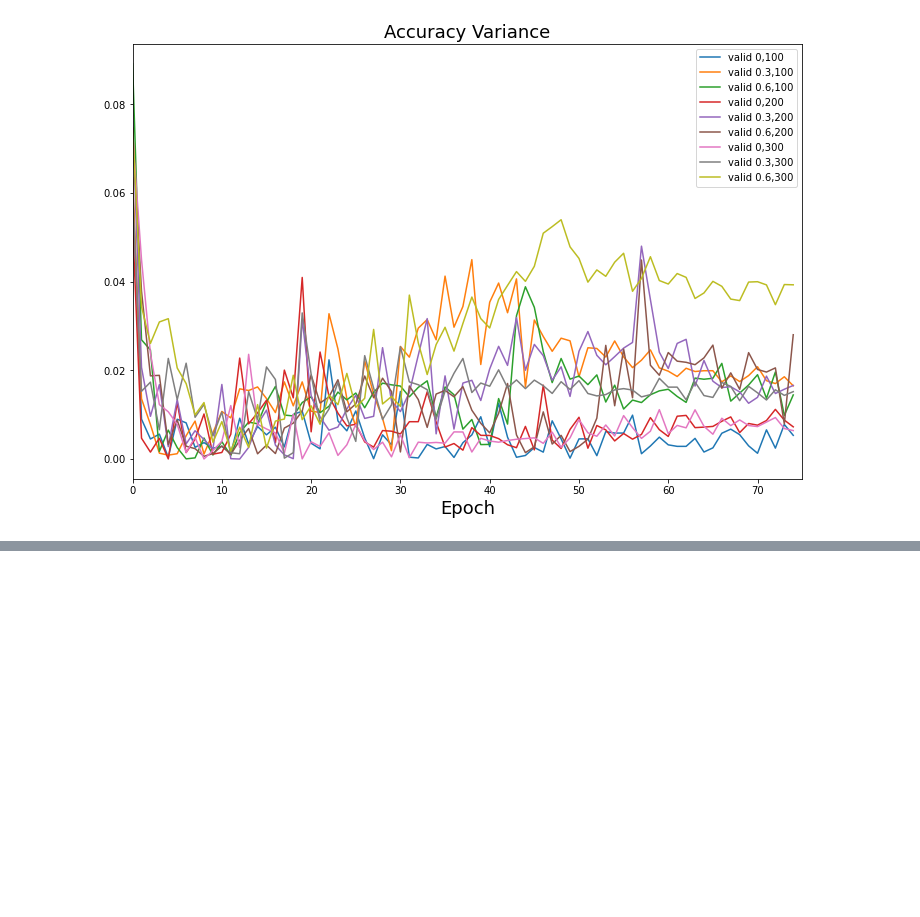
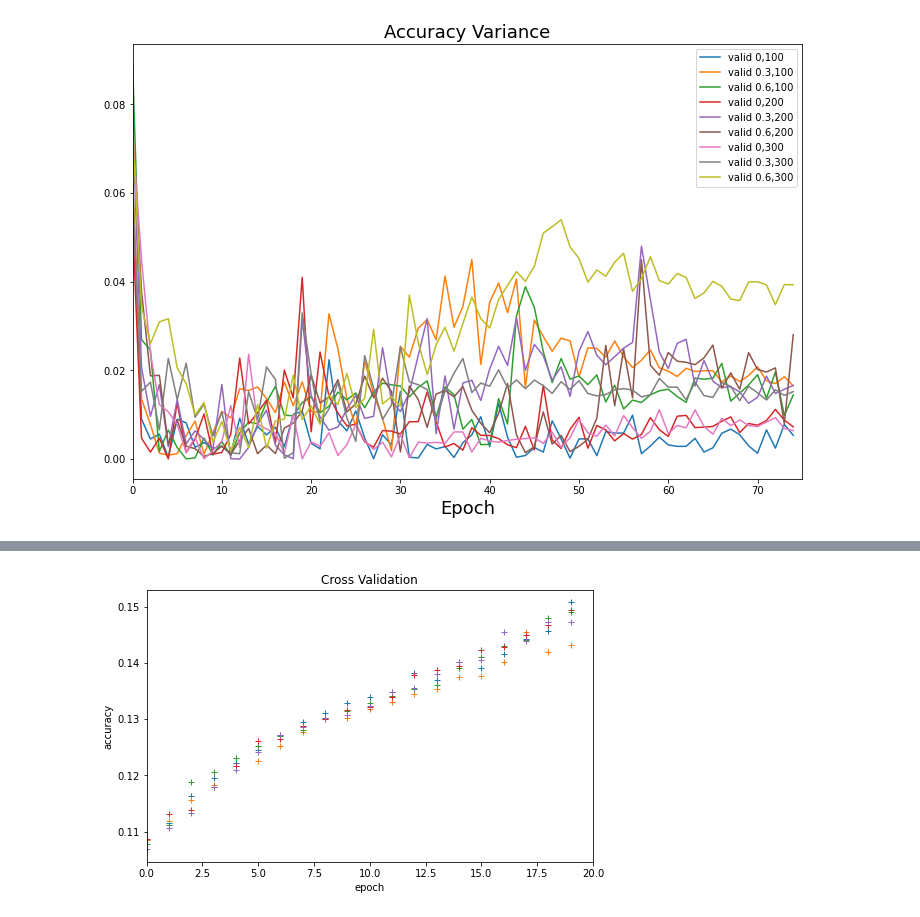
Before and after one commit to goodnic/MSE-TSM_DeLearn, a Jupyter notebook: Exercises/04/model_selection_FashionMNIST_stud_g16.ipynb, the cells around one changed output, grey strips where cells are left out. Cells and saved outputs as stored; diff of their text form; code cells hidden in the pictures; blank space fills up the shorter version.

```diff
--- a/Exercises/04/model_selection_FashionMNIST_stud_g16.ipynb
+++ b/Exercises/04/model_selection_FashionMNIST_stud_g16.ipynb
@@ -70,15 +70,25 @@ Implement the training / evaluation loop
 
 Remember and return training / validation cost and accuracy per epoch.
 # %%
-def train_eval(model, lr, nepochs, nbatch, training_data, validation_data):
+def train_eval(model, lr, nepochs, nbatch, training_data, validation_data=None, training_sampler=None, validation_sampler=None):
     training_cost_hist = []; validation_cost_hist = [];
     validation_acc_hist = []; training_acc_hist = [];
 
     cost_ce = torch.nn.CrossEntropyLoss()
     optimizer = torch.optim.SGD(model.parameters(), lr=lr)
 
-    training_loader = DataLoader(training_data, batch_size=nbatch, shuffle=True)
-    validation_loader = DataLoader(validation_data, batch_size=nbatch, shuffle=True)
+    if validation_data is None:
+        if training_sampler is None or validation_sampler is None:
+            print("supply either validation data or samplers")
+            return
+        validation_loader = DataLoader(training_data, batch_size=nbatch, sampler=validation_sampler)
+        training_loader = DataLoader(training_data, batch_size=nbatch, sampler=training_sampler)
+    else:
+        if training_sampler is not None or validation_sampler is not None:
+            print("supply either validation data or samplers")
+            return
+        validation_loader = DataLoader(validation_data, batch_size=nbatch, shuffle=True)
+        training_loader = DataLoader(training_data, batch_size=nbatch, shuffle=True)
 
     for epoch in range(nepochs):
         model.train()
@@ -218,6 +228,9 @@ plt.show()
 [figure]
 [figure]
 # %%
+nbatch = 64
+nepochs = 40
+lr = 0.5
 model = get_model(complexity=300, drop_p_in=0.3, drop_p_hidden=0.3)
-res = train_eval(model, lr, 40, nbatch, training_data, validation_data)
+res = train_eval(model, lr, nepochs, nbatch, training_data, validation_data)
 # %% [output]
@@ -264,0 +280,13 @@ for i in range(1, cols * rows + 1):
+# %%
+from sklearn.model_selection import KFold
+cross_val_training_data = datasets.mnist.FashionMNIST(root="data", train=True, download=True, transform=ToTensor())
+# %%
+nepochs = 20
+k = 5 # 10
+kf = KFold(n_splits=k, shuffle=True)
+cross_val_acc_hists = []
+for train_idx, valid_idx in kf.split(cross_val_training_data):
+    model = get_model(complexity=300, drop_p_in=0.3, drop_p_hidden=0.3)
+    _, _, _, cross_val_acc_hist = train_eval(
+        model, lr, nepochs, nbatch, cross_val_training_data, training_sampler=train_idx, validation_sampler=valid_idx)
+    cross_val_acc_hists.append(cross_val_acc_hist)
@@ -264,0 +311,11 @@ for i in range(1, cols * rows + 1):
+# %%
+plt.figure()
+for i in range(k):
+    plt.plot(torch.arange(nepochs), cross_val_acc_hists[i], "+", color=f"C{i}")
+plt.xlabel("epoch")
+plt.ylabel("accuracy")
+plt.xlim(0, nepochs)
+plt.title("Cross Validation")
+plt.show()
+# %% [output]
+[figure, added]
```
Also changed, not shown: parts of 5 cells of this notebook.
